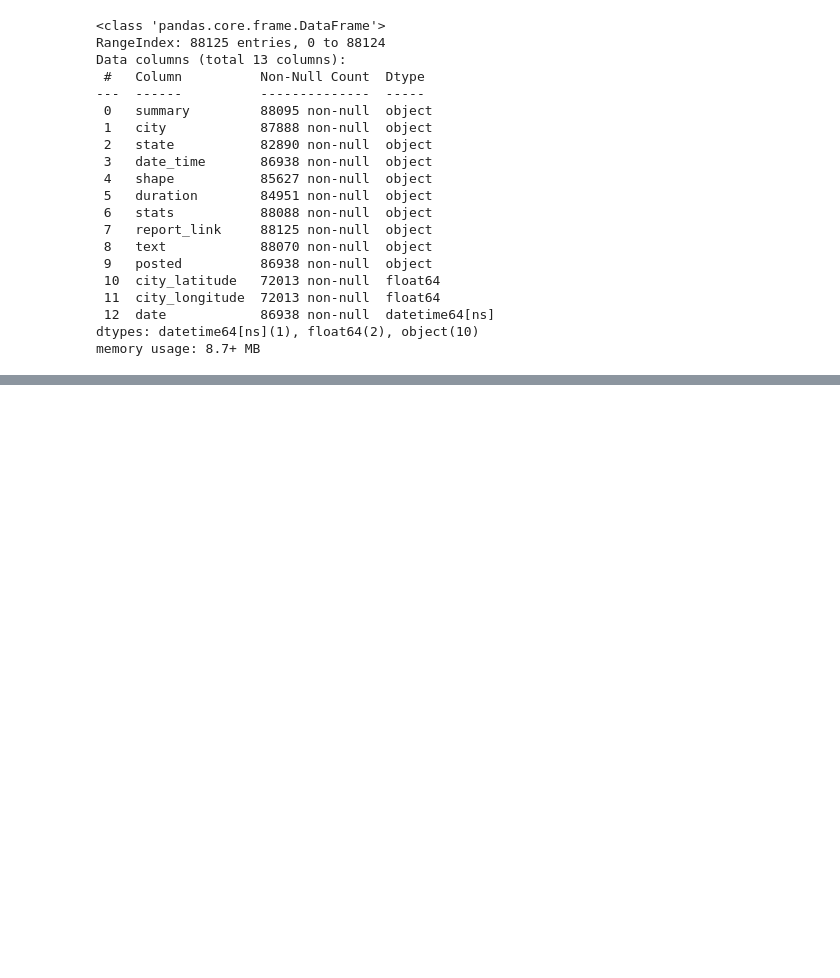
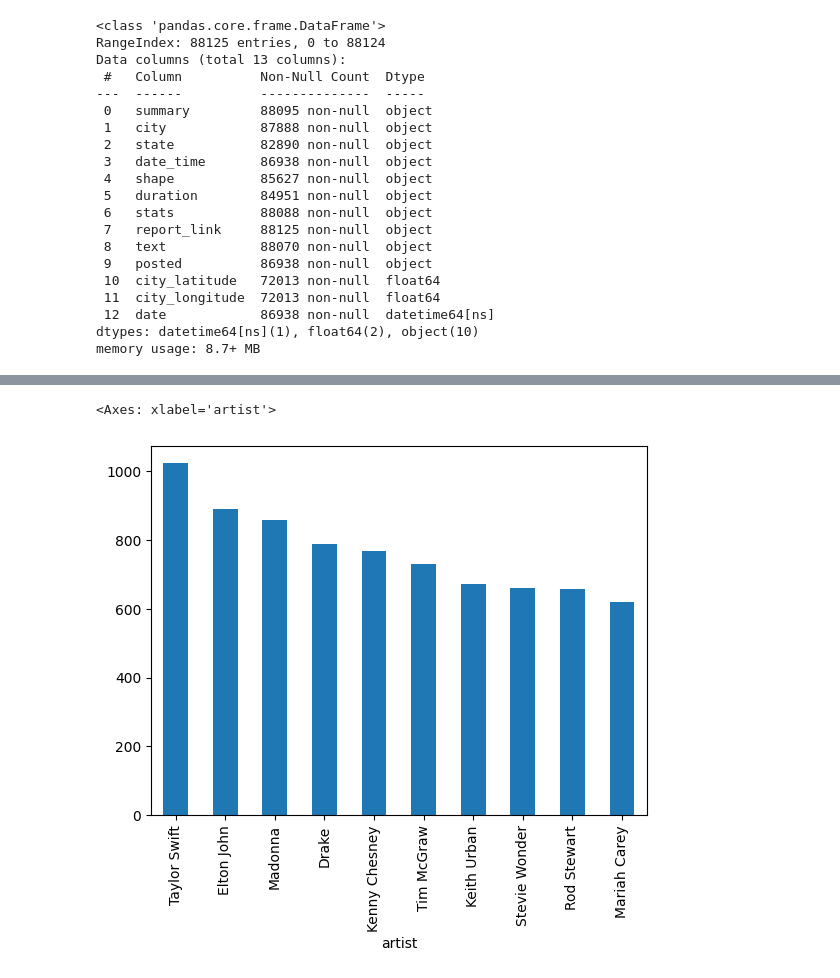
Before and after one commit to valatwork/pythondata, a Jupyter notebook: 008-working-with-dates-time.ipynb, the cells around one changed output, grey strips where cells are left out. Cells and saved outputs as stored; diff of their text form; code cells hidden in the pictures; blank space fills up the shorter version.

```diff
--- a/008-working-with-dates-time.ipynb
+++ b/008-working-with-dates-time.ipynb
@@ -124,0 +650,2 @@ memory usage: 8.7+ MB
+# %%
+charts = pd.read_csv("data/billboard_charts.csv", parse_dates=["date"])
@@ -124,0 +685,5 @@ memory usage: 8.7+ MB
+# %%
+charts["artist"].value_counts().head(10).plot(kind="bar")
+# %% [output]
+<Axes: xlabel='artist'>
+[figure, added]
```
Also changed, not shown: parts of 49 cells of this notebook.
